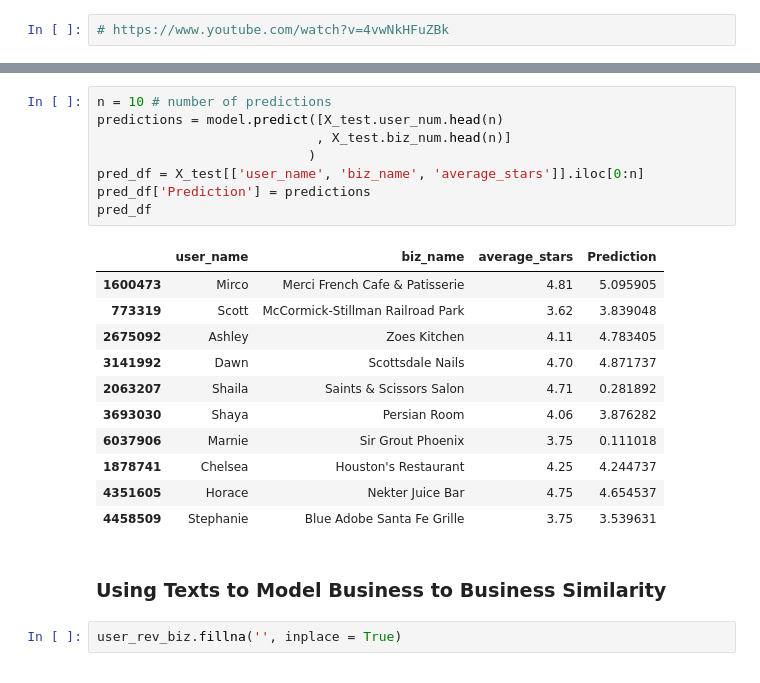
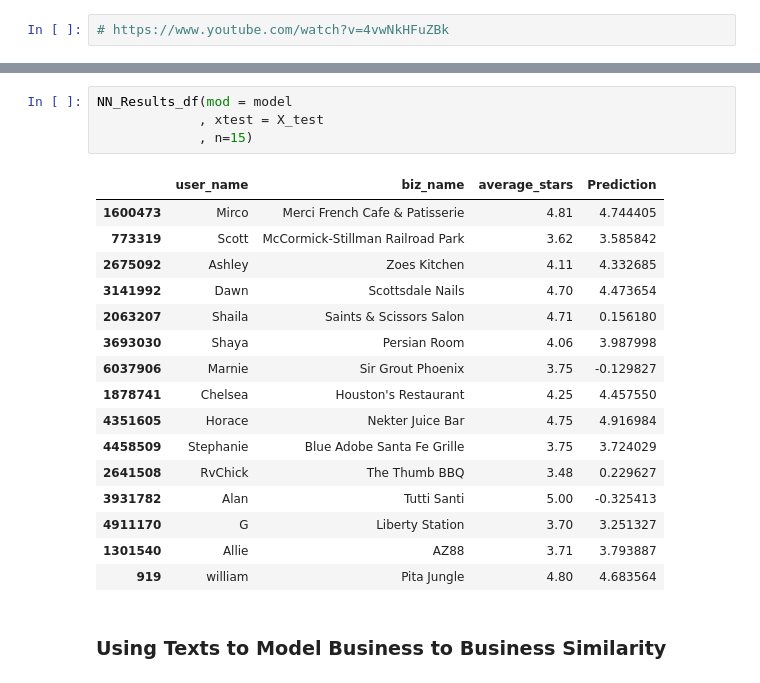
Before and after one commit to yuchild/yelp_cap3_jupyter, a Jupyter notebook: yelp_users_help_from_yelp.ipynb, the cells around one changed output, grey strips where cells are left out. Saved outputs shown, nothing was run; the diff lists cells and outputs as text.

```diff
--- a/yelp_users_help_from_yelp.ipynb
+++ b/yelp_users_help_from_yelp.ipynb
@@ -430,24 +269,23 @@ model.evaluate([X_test.user_num, X_test.biz_num]
-# %%
-n = 10 # number of predictions
-predictions = model.predict([X_test.user_num.head(n)
-                            , X_test.biz_num.head(n)]
-                           )
-pred_df = X_test[['user_name', 'biz_name', 'average_stars']].iloc[0:n]
-pred_df['Prediction'] = predictions
-pred_df
-# %% [output]
-|  | user_name | biz_name | average_stars | Prediction |
-| 1600473 | Mirco | Merci French Cafe & Patisserie | 4.81 | 5.095905 |
-| 773319 | Scott | McCormick-Stillman Railroad Park | 3.62 | 3.839048 |
-| 2675092 | Ashley | Zoes Kitchen | 4.11 | 4.783405 |
-| 3141992 | Dawn | Scottsdale Nails | 4.70 | 4.871737 |
-| 2063207 | Shaila | Saints & Scissors Salon | 4.71 | 0.281892 |
-| 3693030 | Shaya | Persian Room | 4.06 | 3.876282 |
-| 6037906 | Marnie | Sir Grout Phoenix | 3.75 | 0.111018 |
-| 1878741 | Chelsea | Houston's Restaurant | 4.25 | 4.244737 |
-| 4351605 | Horace | Nekter Juice Bar | 4.75 | 4.654537 |
-| 4458509 | Stephanie | Blue Adobe Santa Fe Grille | 3.75 | 3.539631 |
+# %%
+NN_Results_df(mod = model
+             , xtest = X_test
+             , n=15)
+# %% [output]
+|  | user_name | biz_name | average_stars | Prediction |
+| 1600473 | Mirco | Merci French Cafe & Patisserie | 4.81 | 4.744405 |
+| 773319 | Scott | McCormick-Stillman Railroad Park | 3.62 | 3.585842 |
+| 2675092 | Ashley | Zoes Kitchen | 4.11 | 4.332685 |
+| 3141992 | Dawn | Scottsdale Nails | 4.70 | 4.473654 |
+| 2063207 | Shaila | Saints & Scissors Salon | 4.71 | 0.156180 |
+| 3693030 | Shaya | Persian Room | 4.06 | 3.987998 |
+| 6037906 | Marnie | Sir Grout Phoenix | 3.75 | -0.129827 |
+| 1878741 | Chelsea | Houston's Restaurant | 4.25 | 4.457550 |
+| 4351605 | Horace | Nekter Juice Bar | 4.75 | 4.916984 |
+| 4458509 | Stephanie | Blue Adobe Santa Fe Grille | 3.75 | 3.724029 |
+| 2641508 | RvChick | The Thumb BBQ | 3.48 | 0.229627 |
+| 3931782 | Alan | Tutti Santi | 5.00 | -0.325413 |
+| 4911170 | G | Liberty Station | 3.70 | 3.251327 |
+| 1301540 | Allie | AZ88 | 3.71 | 3.793887 |
+| 919 | william | Pita Jungle | 4.80 | 4.683564 |
 # %% [markdown]
 ### Using Texts to Model Business to Business Similarity
-# %%
-user_rev_biz.fillna('', inplace = True)
```
Also changed, not shown: parts of 83 cells of this notebook, 4 other files.
